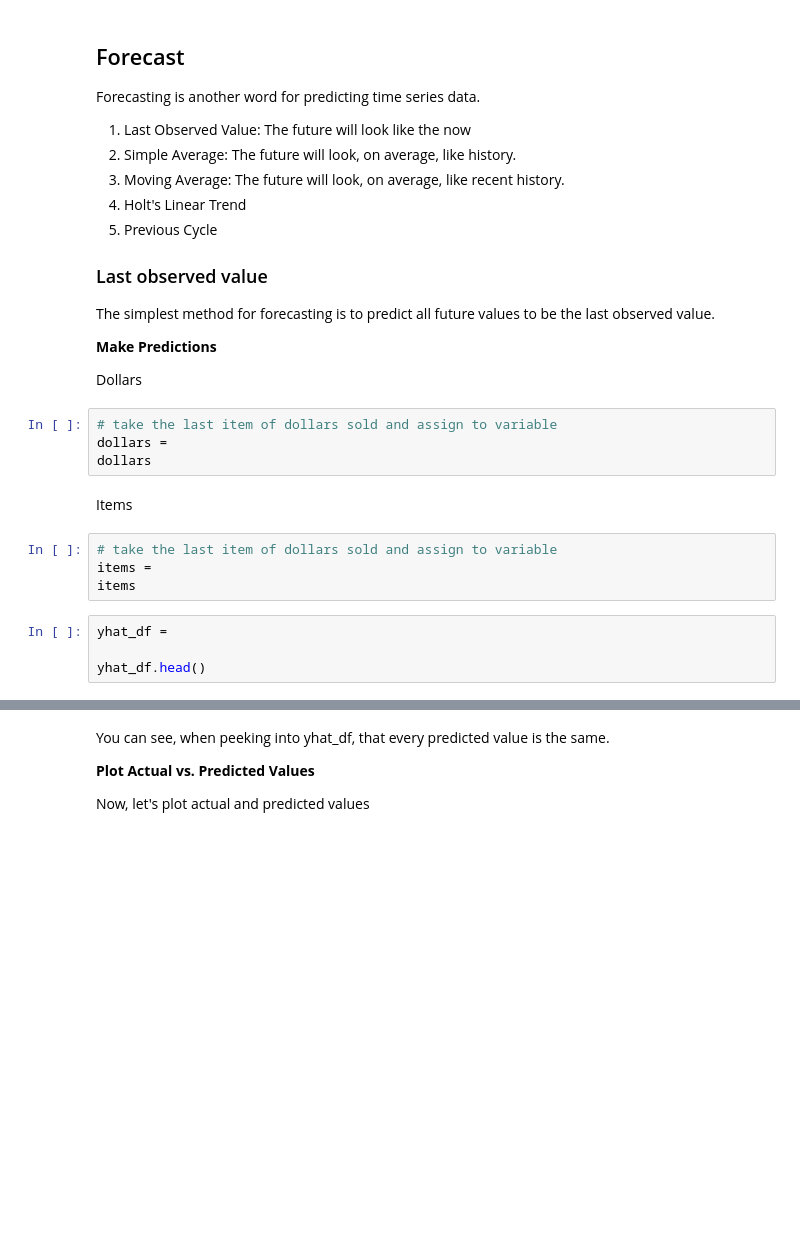
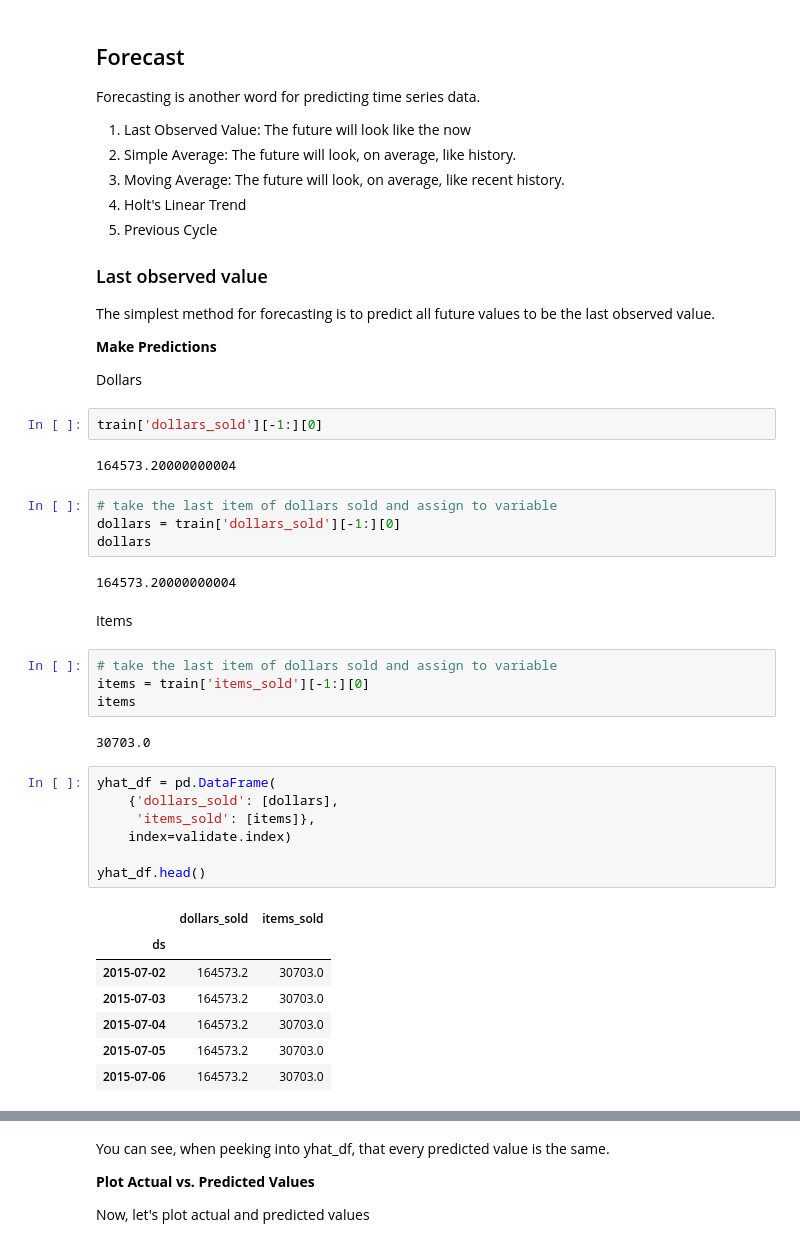
Before and after one commit to CodeupClassroom/innis-timeseries-exercises, a Jupyter notebook: modeling-lesson.ipynb, the cells around one changed output, grey strips where cells are left out. Drawn from its saved outputs; the diff is of its cells as text; blank space fills up the shorter version.

```diff
--- a/modeling-lesson.ipynb
+++ b/modeling-lesson.ipynb
@@ -242,19 +346,38 @@ The simplest method for forecasting is to predict all future values to be the la
 **Make Predictions**
 
 Dollars
+# %%
+train['dollars_sold'][-1:][0]
+# %% [output]
+164573.20000000004
 # %%
 # take the last item of dollars sold and assign to variable
-dollars =
+dollars = train['dollars_sold'][-1:][0]
 dollars
+# %% [output]
+164573.20000000004
 # %% [markdown]
 Items
 # %%
 # take the last item of dollars sold and assign to variable
-items =
+items = train['items_sold'][-1:][0]
 items
+# %% [output]
+30703.0
-# %%
-yhat_df =
-
-yhat_df.head()
+# %%
+yhat_df = pd.DataFrame(
+    {'dollars_sold': [dollars],
+     'items_sold': [items]},
+    index=validate.index)
+
+yhat_df.head()
+# %% [output]
+|  | dollars_sold | items_sold |
+| ds |  |  |
+| 2015-07-02 | 164573.2 | 30703.0 |
+| 2015-07-03 | 164573.2 | 30703.0 |
+| 2015-07-04 | 164573.2 | 30703.0 |
+| 2015-07-05 | 164573.2 | 30703.0 |
+| 2015-07-06 | 164573.2 | 30703.0 |
 # %%
 yhat_df.describe()
```
Also changed, not shown: parts of 77 cells of this notebook.
